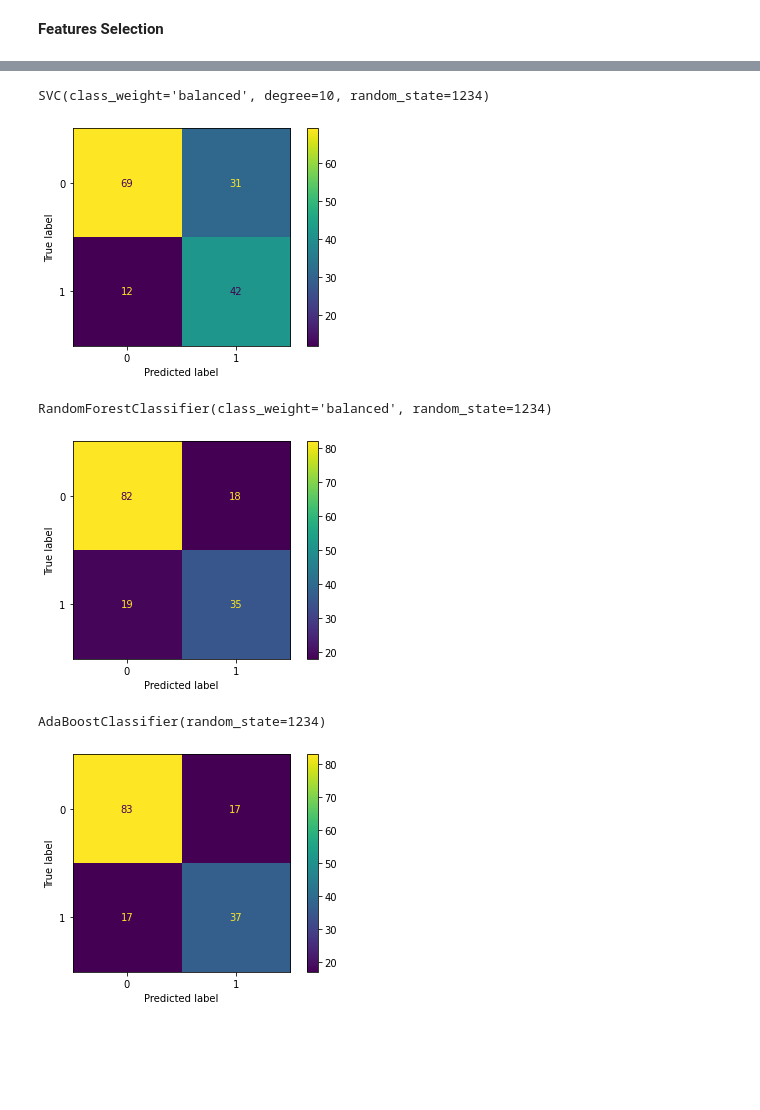
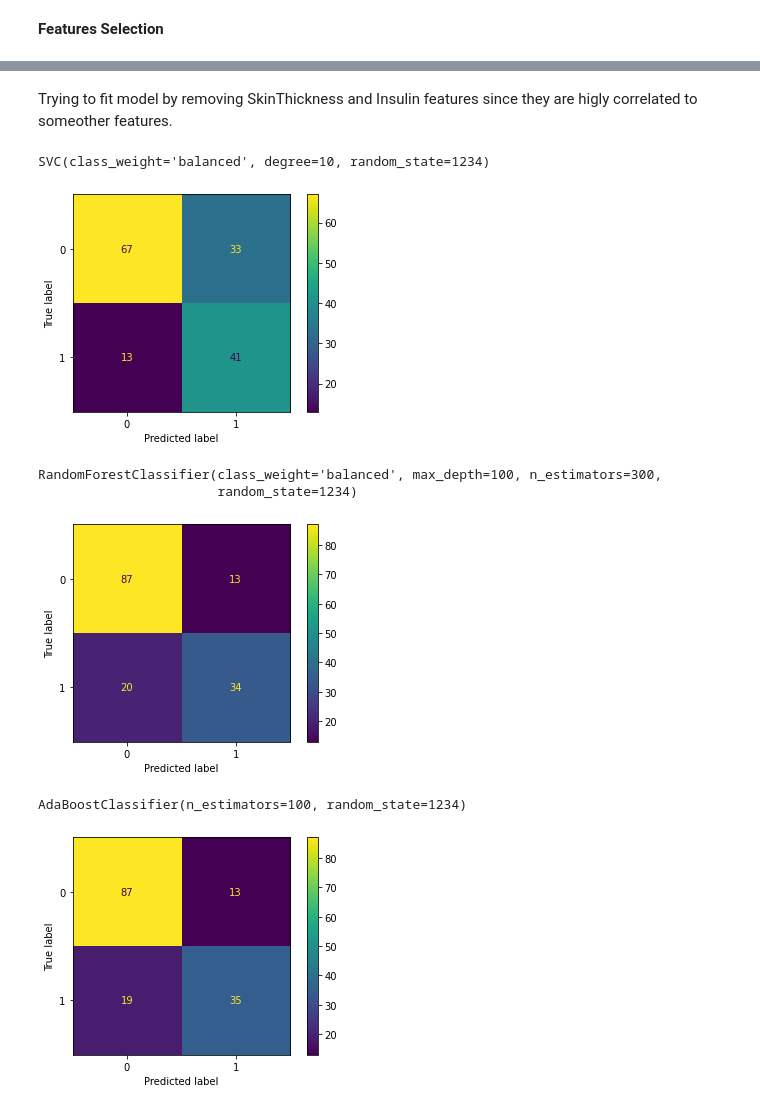
Before and after one commit to giovannidispoto/machine-and-deep-learning-playground, a Jupyter notebook: Diabetes.ipynb, the cells around one changed output, grey strips where cells are left out. Cells and saved outputs as stored; diff of their text form; code cells hidden in the pictures; blank space fills up the shorter version.

```diff
--- a/Diabetes.ipynb
+++ b/Diabetes.ipynb
@@ -21,28 +55,24 @@ Archive:  /gdrive/MyDrive/diabetes.zip
 # %%
-import pandas as pd
-import seaborn as sns
-import numpy as np
-from sklearn.model_selection import train_test_split
-import matplotlib.pyplot as plt
-
-
-features = pd.read_csv('diabetes.csv')
-labels = features['Outcome']
-
 train, test = train_test_split(features, test_size=0.2, random_state=42, shuffle=True, stratify=labels)
 train_outcome = train.Outcome
 train_features = train.drop(columns=['Outcome'])
 
 # Subtracting one in order to have -1 in missing values and having a stronger indicator for that.
-train_features['Insulin'] = train_features['Insulin'] - 1
-train_features['SkinThickness'] = train_features['SkinThickness'] - 1
-train_features['BMI'] = train_features['BMI'] - 1
-train_features['BloodPressure'] = train_features['BloodPressure'] - 1
-train_features['Glucose'] = train_features['Glucose'] - 1
+train_features = train_features.replace(0,train_features['Insulin'].median())
+train_features = train_features.replace(0,train_features['SkinThickness'].median())
+train_features = train_features.replace(0,train_features['BMI'].median())
+train_features= train_features.replace(0,train_features['BloodPressure'].median())
+train_features = train_features.replace(0,train_features['Glucose'].median())
 
 
 test_outcome = test.Outcome
 test_features = test.drop(columns=['Outcome'])
+
+test_features = test_features.replace(0,test_features['Insulin'].median())
+test_features = test_features.replace(0,test_features['SkinThickness'].median())
+test_features = test_features.replace(0,test_features['BMI'].median())
+test_features = test_features.replace(0,test_features['BloodPressure'].median())
+test_features = test_features.replace(0,test_features['Glucose'].median())
 
 #plot histogram train-test
 train.hist(column='Outcome', bins=3)
@@ -50,6 +80,4 @@ plt.title("Train label hist")
 
 test.hist(column='Outcome', bins=3)
 plt.title("Test label hist")
-
-train.head()
 # %% [output]
@@ -167,3 +190,5 @@ p=sns.heatmap(train_features.corr(), annot=True,cmap ='RdYlGn')  # seaborn has v
+# %% [markdown]
+Trying to fit model by removing SkinThickness and Insulin features since they are higly correlated to someother features.
 # %%
 "Training a Baseline Model"
 from sklearn.svm import SVC
@@ -182,40 +207,41 @@ svclassifier = SVC(C=1.0,
               decision_function_shape='ovr',
               break_ties=False,
               random_state=1234)
-svclassifier.fit(train_features.drop(columns=['Pregnancies', 'SkinThickness']),train_outcome)
+svclassifier.fit(train_features.drop(columns=['SkinThickness', 'Insulin']),train_outcome)
 # %% [output]
 SVC(class_weight='balanced', degree=10, random_state=1234)
 # %%
 from sklearn.metrics import plot_confusion_matrix
-plot_confusion_matrix(svclassifier, test_features.drop(columns=['Pregnancies', 'SkinThickness']) , test_outcome)
+plot_confusion_matrix(svclassifier, test_features.drop(columns=['SkinThickness', 'Insulin']) , test_outcome)
 plt.show()
 # %% [output]
-[figure, old version]
+[figure, new version]
 # %%
 from sklearn.ensemble import RandomForestClassifier
 
-randomForest = RandomForestClassifier(random_state=1234, class_weight='balanced')
-randomForest.fit(train_features.drop(columns=['Pregnancies', 'SkinThickness']), train_outcome)
+randomForest = RandomForestClassifier(random_state=1234, class_weight='balanced', max_depth=100, n_estimators=300)
+randomForest.fit(train_features.drop(columns=['SkinThickness', 'Insulin']), train_outcome)
 # %% [output]
-RandomForestClassifier(class_weight='balanced', random_state=1234)
+RandomForestClassifier(class_weight='balanced', max_depth=100, n_estimators=300,
+                       random_state=1234)
 # %%
 from sklearn.metrics import plot_confusion_matrix
-plot_confusion_matrix(randomForest, test_features.drop(columns=['Pregnancies', 'SkinThickness']), test_outcome)
+plot_confusion_matrix(randomForest, test_features.drop(columns=['SkinThickness', 'Insulin']), test_outcome)
 plt.show()
 # %% [output]
-[figure, old version]
+[figure, new version]
 # %%
 from sklearn.ensemble import AdaBoostClassifier
 
-ada = AdaBoostClassifier(random_state=1234)
-ada.fit(train_features.drop(columns=['Pregnancies', 'SkinThickness']), train_outcome)
+ada = AdaBoostClassifier(random_state=1234, n_estimators=100)
+ada.fit(train_features.drop(columns=['SkinThickness', 'Insulin']), train_outcome)
 # %% [output]
-AdaBoostClassifier(random_state=1234)
+AdaBoostClassifier(n_estimators=100, random_state=1234)
 # %%
 from sklearn.metrics import plot_confusion_matrix
-plot_confusion_matrix(ada, test_features.drop(columns=['Pregnancies', 'SkinThickness']), test_outcome)
+plot_confusion_matrix(ada, test_features.drop(columns=['SkinThickness', 'Insulin']), test_outcome)
 plt.show()
 # %% [output]
-[figure, old version]
+[figure, new version]
 # %%
 from sklearn.metrics import classification_report
```
Also changed, not shown: parts of 12 cells of this notebook.
